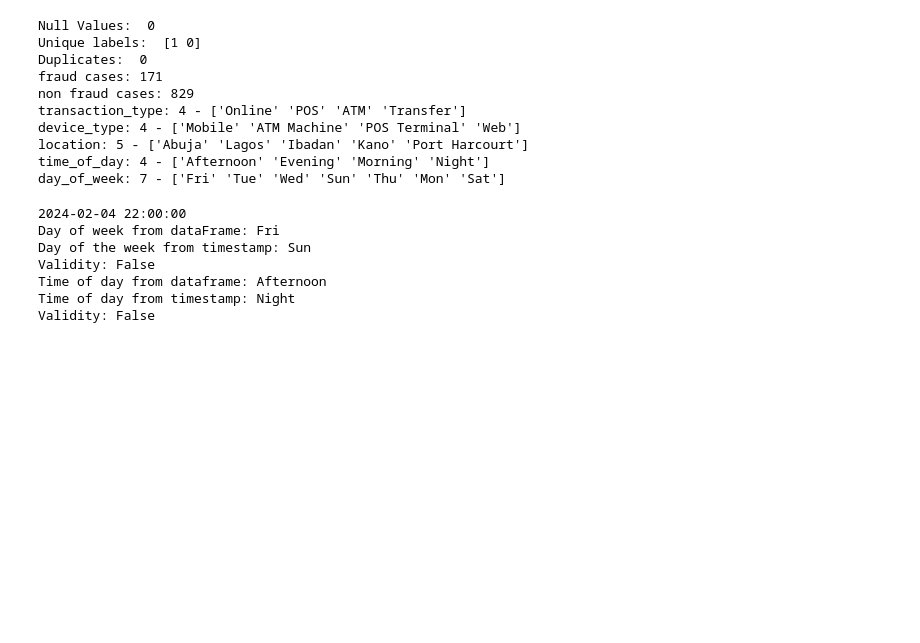
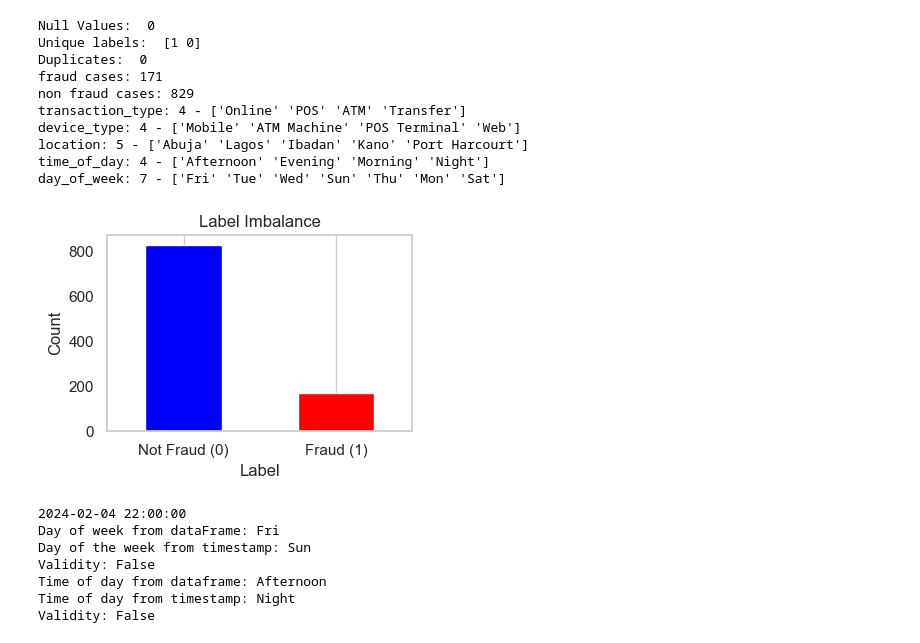
Before and after one commit to Chigoziee/fintech-fraud-ai-Chigozie-Hyginus-Ifenji, a Jupyter notebook: risk_model.ipynb, the cells around one changed output. Cells and saved outputs as stored; diff of their text form; code cells hidden in the pictures; blank space fills up the shorter version.

```diff
--- a/risk_model.ipynb
+++ b/risk_model.ipynb
@@ -52,6 +52,22 @@ device_type: 4 - ['Mobile' 'ATM Machine' 'POS Terminal' 'Web']
 location: 5 - ['Abuja' 'Lagos' 'Ibadan' 'Kano' 'Port Harcourt']
 time_of_day: 4 - ['Afternoon' 'Evening' 'Morning' 'Night']
 day_of_week: 7 - ['Fri' 'Tue' 'Wed' 'Sun' 'Thu' 'Mon' 'Sat']
+# %%
+# Plot Data Imbalance
+label_counts = dataFrame['label_code'].value_counts()
+
+# Plot
+plt.figure(figsize=(4, 3))
+label_counts.plot(kind='bar', color=['blue', 'red'])
+plt.title('Label Imbalance')
+plt.xlabel('Label')
+plt.ylabel('Count')
+plt.xticks(ticks=[0, 1], labels=['Not Fraud (0)', 'Fraud (1)'], rotation=0)
+plt.grid(axis='y')
+plt.tight_layout()
+plt.show()
+# %% [output]
+[figure, added]
 # %%
 # Validate Time and day column using timestamp
 dataFrame['transaction_time'] = pd.to_datetime(dataFrame['transaction_time'])
```
Also changed, not shown: parts of 1 cell of this notebook, 9 other files.
